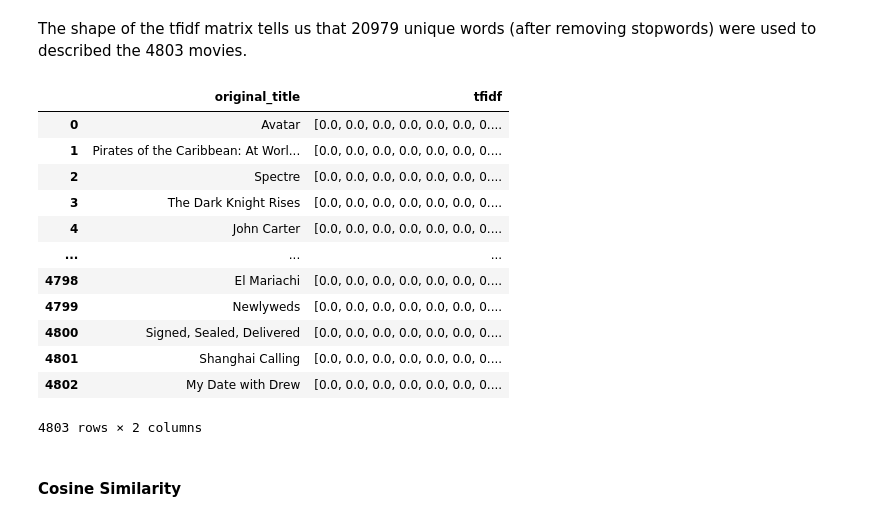
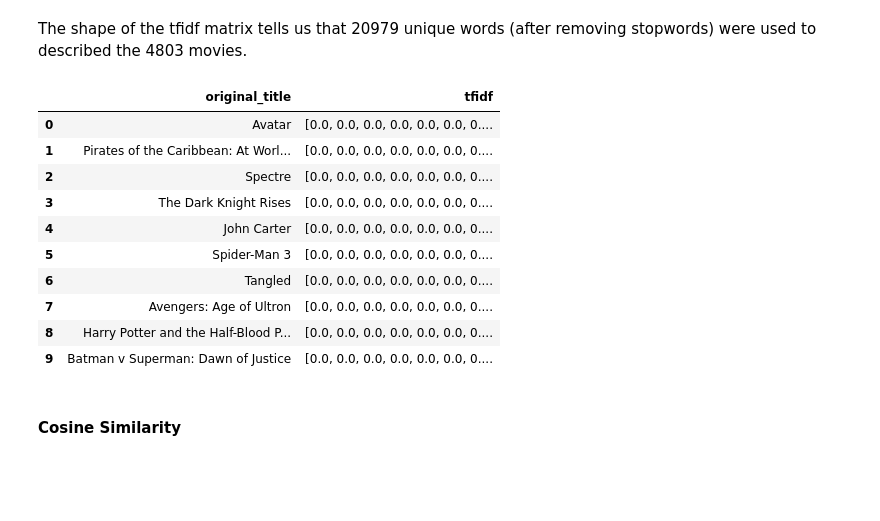
Before and after one commit to zhikaichen99/RecommenderSystems, a Jupyter notebook: Content-Based-Filtering.ipynb, the cells around one changed output. Drawn from its saved outputs; the diff is of its cells as text; code cells hidden in the pictures; blank space fills up the shorter version.

```diff
--- a/Content-Based-Filtering.ipynb
+++ b/Content-Based-Filtering.ipynb
@@ -252,21 +255,19 @@ The shape of the tfidf matrix tells us that 20979 unique words (after removing s
 df_test = df.copy()
 df_test['tfidf'] = list(overview_matrix.toarray())
 # %%
-df_test[['original_title', 'tfidf']]
+df_test[['original_title', 'tfidf']].head(10)
 # %% [output]
 |  | original_title | tfidf |
 | 0 | Avatar | [0.0, 0.0, 0.0, 0.0, 0.0, 0.0, 0.... |
 | 1 | Pirates of the Caribbean: At Worl... | [0.0, 0.0, 0.0, 0.0, 0.0, 0.0, 0.... |
 | 2 | Spectre | [0.0, 0.0, 0.0, 0.0, 0.0, 0.0, 0.... |
 | 3 | The Dark Knight Rises | [0.0, 0.0, 0.0, 0.0, 0.0, 0.0, 0.... |
 | 4 | John Carter | [0.0, 0.0, 0.0, 0.0, 0.0, 0.0, 0.... |
-| ... | ... | ... |
-| 4798 | El Mariachi | [0.0, 0.0, 0.0, 0.0, 0.0, 0.0, 0.... |
-| 4799 | Newlyweds | [0.0, 0.0, 0.0, 0.0, 0.0, 0.0, 0.... |
-| 4800 | Signed, Sealed, Delivered | [0.0, 0.0, 0.0, 0.0, 0.0, 0.0, 0.... |
-| 4801 | Shanghai Calling | [0.0, 0.0, 0.0, 0.0, 0.0, 0.0, 0.... |
-| 4802 | My Date with Drew | [0.0, 0.0, 0.0, 0.0, 0.0, 0.0, 0.... |
+| 5 | Spider-Man 3 | [0.0, 0.0, 0.0, 0.0, 0.0, 0.0, 0.... |
+| 6 | Tangled | [0.0, 0.0, 0.0, 0.0, 0.0, 0.0, 0.... |
+| 7 | Avengers: Age of Ultron | [0.0, 0.0, 0.0, 0.0, 0.0, 0.0, 0.... |
+| 8 | Harry Potter and the Half-Blood P... | [0.0, 0.0, 0.0, 0.0, 0.0, 0.0, 0.... |
+| 9 | Batman v Superman: Dawn of Justice | [0.0, 0.0, 0.0, 0.0, 0.0, 0.0, 0.... |
-4803 rows × 2 columns
 # %% [markdown]
 #### Cosine Similarity
 # %%
```
Also changed, not shown: parts of 41 cells of this notebook.
